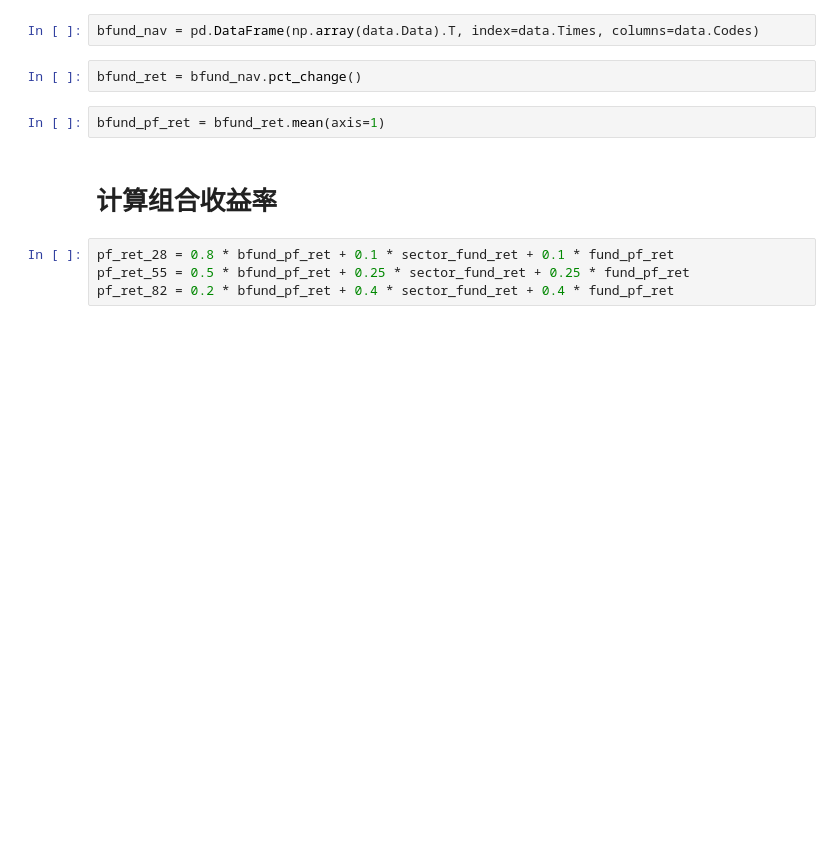
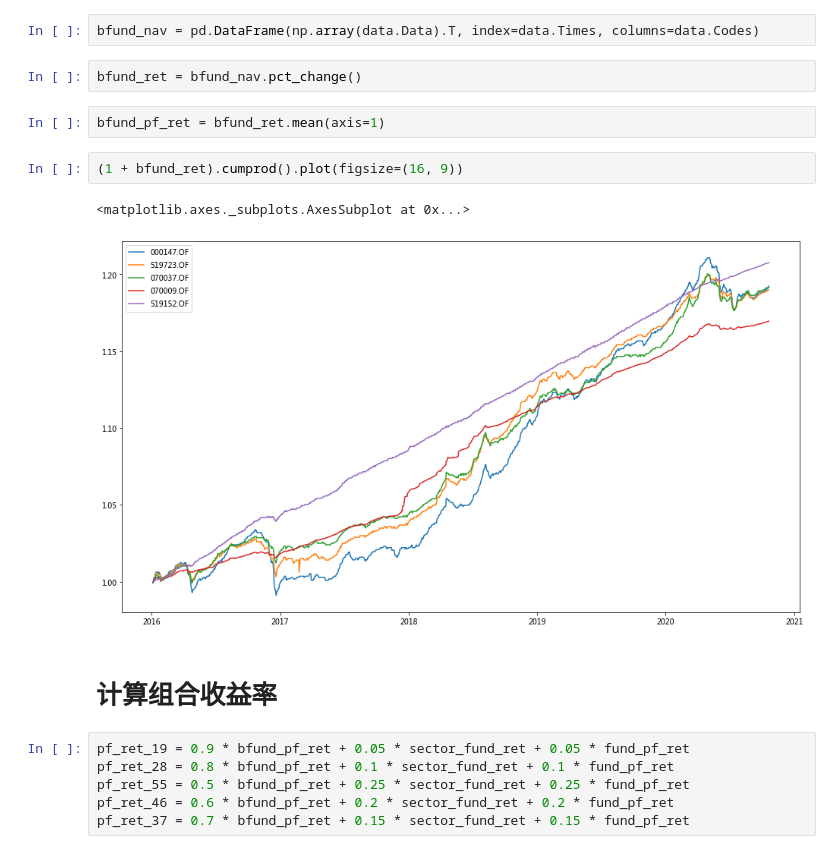
Before and after one commit to yf1291/zjsxzy_in_js, a Jupyter notebook: Research/资产配置研究/notebook/资产配置组合回测.ipynb, the cells around one changed output. Saved outputs shown, nothing was run; the diff lists cells and outputs as text; blank space fills up the shorter version.

```diff
--- a/Research/资产配置研究/notebook/资产配置组合回测.ipynb
+++ b/Research/资产配置研究/notebook/资产配置组合回测.ipynb
@@ -70,12 +78,19 @@ bfund_nav = pd.DataFrame(np.array(data.Data).T, index=data.Times, columns=data.C
 bfund_ret = bfund_nav.pct_change()
 # %%
 bfund_pf_ret = bfund_ret.mean(axis=1)
+# %%
+(1 + bfund_ret).cumprod().plot(figsize=(16, 9))
+# %% [output]
+<matplotlib.axes._subplots.AxesSubplot at 0x...>
+[figure, added]
 # %% [markdown]
 # 计算组合收益率
 # %%
+pf_ret_19 = 0.9 * bfund_pf_ret + 0.05 * sector_fund_ret + 0.05 * fund_pf_ret
 pf_ret_28 = 0.8 * bfund_pf_ret + 0.1 * sector_fund_ret + 0.1 * fund_pf_ret
 pf_ret_55 = 0.5 * bfund_pf_ret + 0.25 * sector_fund_ret + 0.25 * fund_pf_ret
-pf_ret_82 = 0.2 * bfund_pf_ret + 0.4 * sector_fund_ret + 0.4 * fund_pf_ret
+pf_ret_46 = 0.6 * bfund_pf_ret + 0.2 * sector_fund_ret + 0.2 * fund_pf_ret
+pf_ret_37 = 0.7 * bfund_pf_ret + 0.15 * sector_fund_ret + 0.15 * fund_pf_ret
 # %%
 fig, ax = plt.subplots(figsize=(16, 9))
 
```
Also changed, not shown: parts of 30 cells of this notebook, 25 other files.
